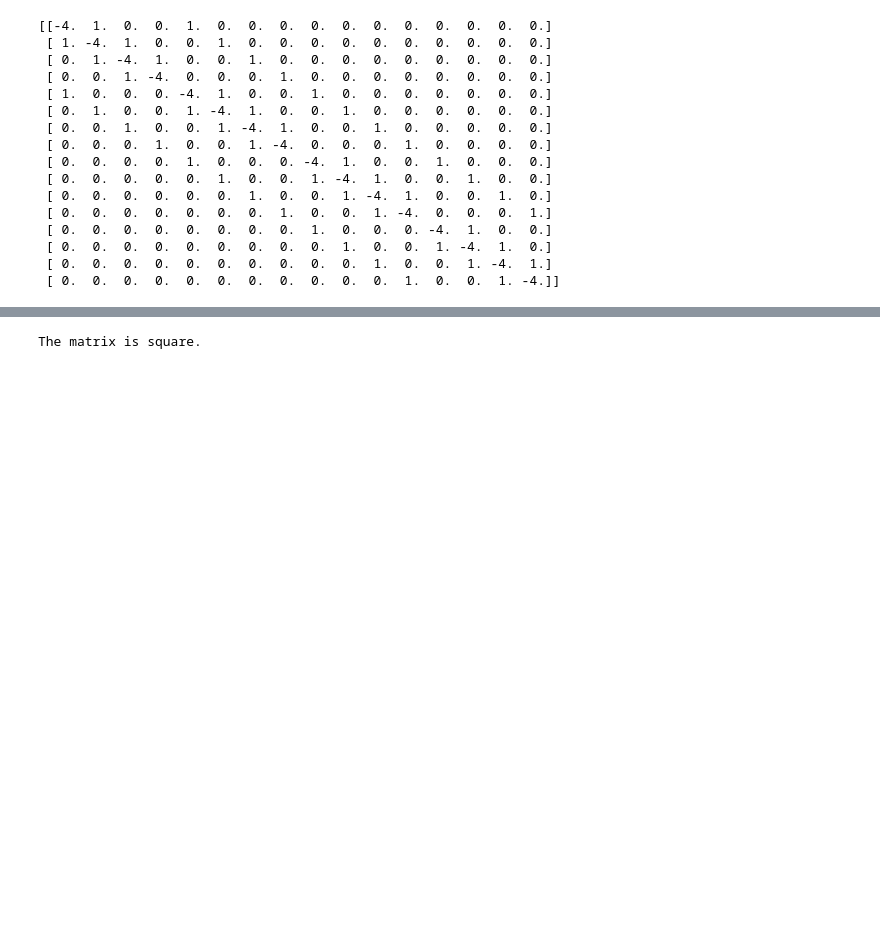
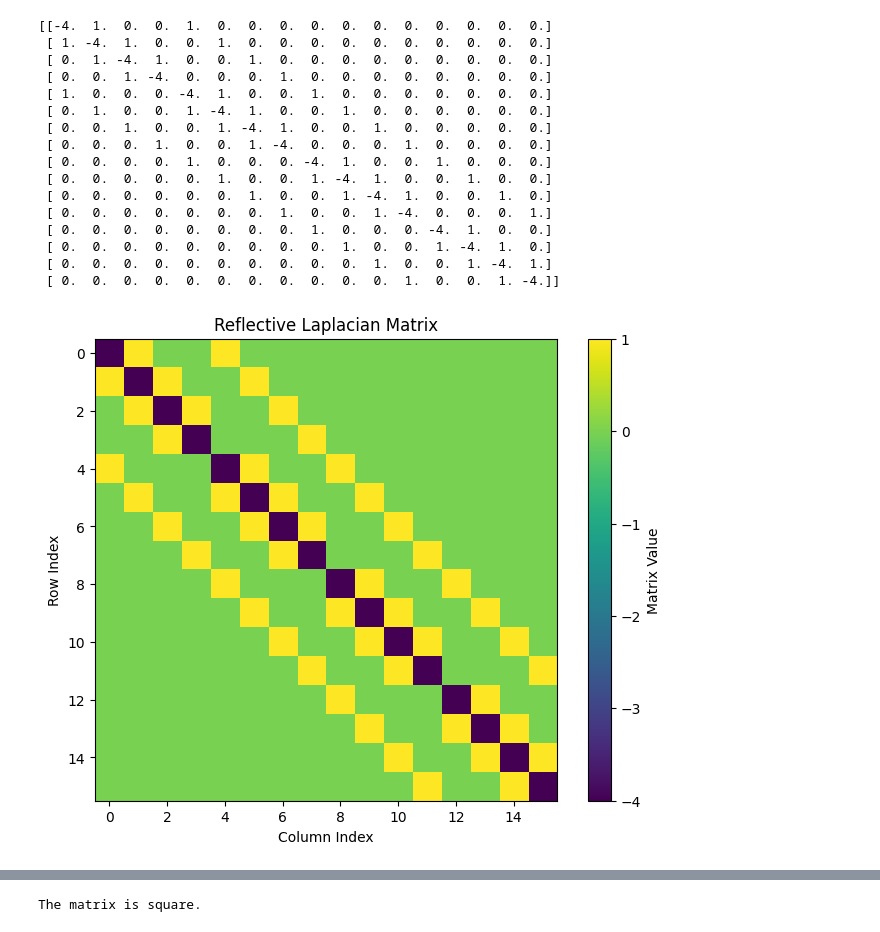
Before and after one commit to koenweverink/ScientificComputing, a Jupyter notebook: Set3.ipynb, the cells around one changed output, grey strips where cells are left out. Drawn from its saved outputs; the diff is of its cells as text; code cells hidden in the pictures; blank space fills up the shorter version.

```diff
--- a/Set3.ipynb
+++ b/Set3.ipynb
@@ -22,31 +22,55 @@ def create_reflective_laplacian(n, m):
             M[i, i - 1] = 1  # Left neighbor
         if col != (m - 1):  # Not on the right edge
             M[i, i + 1] = 1  # Right neighbor
         if row != 0:  # Not on the top edge
             M[i, i - m] = 1  # Top neighbor
         if row != (n - 1):  # Not on the bottom edge
             M[i, i + m] = 1  # Bottom neighbor
 
     return M
 
 # Example usage
-n, m = 4, 4  # Change these to create a different size grid
+n, m = 4, 4 # Change these to create a different size grid
 L = create_reflective_laplacian(n, m)
 print(L)
+
+# Plot the matrix
+plt.figure(figsize=(8, 6))
+plt.imshow(L, cmap='viridis', interpolation='nearest')
+plt.colorbar(label='Matrix Value')
+plt.title('Reflective Laplacian Matrix')
+plt.xlabel('Column Index')
+plt.ylabel('Row Index')
+plt.show()
+
+# Plot the matrix
+plt.figure(figsize=(8, 6))
+plt.imshow(L)
+plt.title('Reflective Laplacian Matrix')
+plt.xlabel('Column Index')
+plt.ylabel('Row Index')
+
+# Add annotations for each matrix element
+for i in range(L.shape[0]):
+    for j in range(L.shape[1]):
+        plt.text(j, i, f'{L[i, j]:.1f}', ha='center', va='center', color='white')
+
+plt.show()
 # %% [output]
 [[-4.  1.  0.  0.  1.  0.  0.  0.  0.  0.  0.  0.  0.  0.  0.  0.]
  [ 1. -4.  1.  0.  0.  1.  0.  0.  0.  0.  0.  0.  0.  0.  0.  0.]
  [ 0.  1. -4.  1.  0.  0.  1.  0.  0.  0.  0.  0.  0.  0.  0.  0.]
  [ 0.  0.  1. -4.  0.  0.  0.  1.  0.  0.  0.  0.  0.  0.  0.  0.]
  [ 1.  0.  0.  0. -4.  1.  0.  0.  1.  0.  0.  0.  0.  0.  0.  0.]
  [ 0.  1.  0.  0.  1. -4.  1.  0.  0.  1.  0.  0.  0.  0.  0.  0.]
  [ 0.  0.  1.  0.  0.  1. -4.  1.  0.  0.  1.  0.  0.  0.  0.  0.]
  [ 0.  0.  0.  1.  0.  0.  1. -4.  0.  0.  0.  1.  0.  0.  0.  0.]
  [ 0.  0.  0.  0.  1.  0.  0.  0. -4.  1.  0.  0.  1.  0.  0.  0.]
  [ 0.  0.  0.  0.  0.  1.  0.  0.  1. -4.  1.  0.  0.  1.  0.  0.]
  [ 0.  0.  0.  0.  0.  0.  1.  0.  0.  1. -4.  1.  0.  0.  1.  0.]
  [ 0.  0.  0.  0.  0.  0.  0.  1.  0.  0.  1. -4.  0.  0.  0.  1.]
  [ 0.  0.  0.  0.  0.  0.  0.  0.  1.  0.  0.  0. -4.  1.  0.  0.]
  [ 0.  0.  0.  0.  0.  0.  0.  0.  0.  1.  0.  0.  1. -4.  1.  0.]
  [ 0.  0.  0.  0.  0.  0.  0.  0.  0.  0.  1.  0.  0.  1. -4.  1.]
  [ 0.  0.  0.  0.  0.  0.  0.  0.  0.  0.  0.  1.  0.  0.  1. -4.]]
+[figure, added]
```
Also changed, not shown: parts of 12 cells of this notebook.
